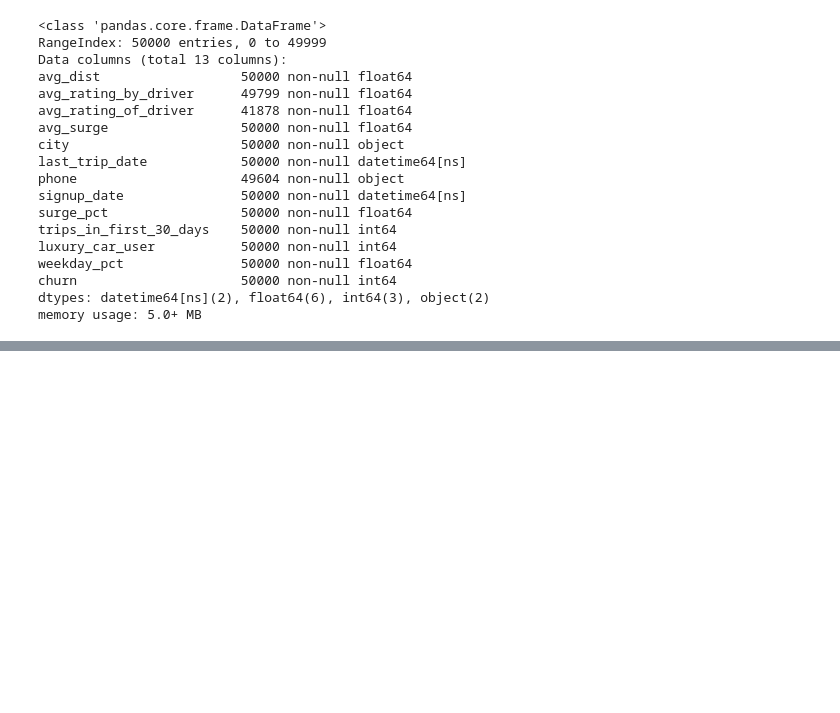
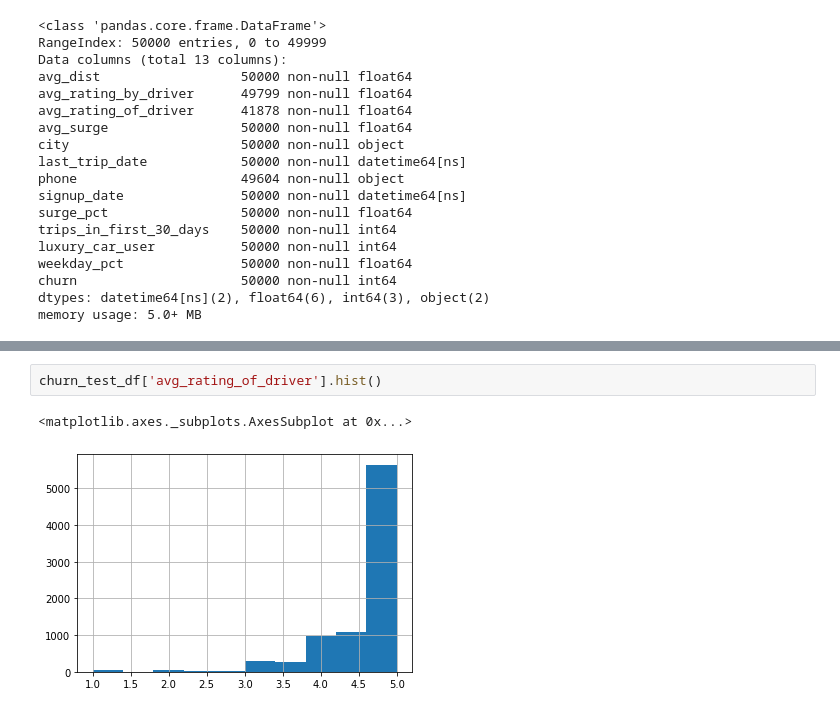
Before and after one commit to Jbudnick/Rideshare_Case_Study, a Jupyter notebook: ride-share/notebooks/EDA.ipynb, the cells around one changed output, grey strips where cells are left out. Saved outputs shown, nothing was run; the diff lists cells and outputs as text; blank space fills up the shorter version.

```diff
--- a/ride-share/notebooks/EDA.ipynb
+++ b/ride-share/notebooks/EDA.ipynb
@@ -102,0 +165,5 @@ memory usage: 5.0+ MB
+# %%
+churn_test_df['avg_rating_of_driver'].hist()
+# %% [output]
+<matplotlib.axes._subplots.AxesSubplot at 0x...>
+[figure, added]
```
Also changed, not shown: parts of 5 cells of this notebook, 1 other file.
